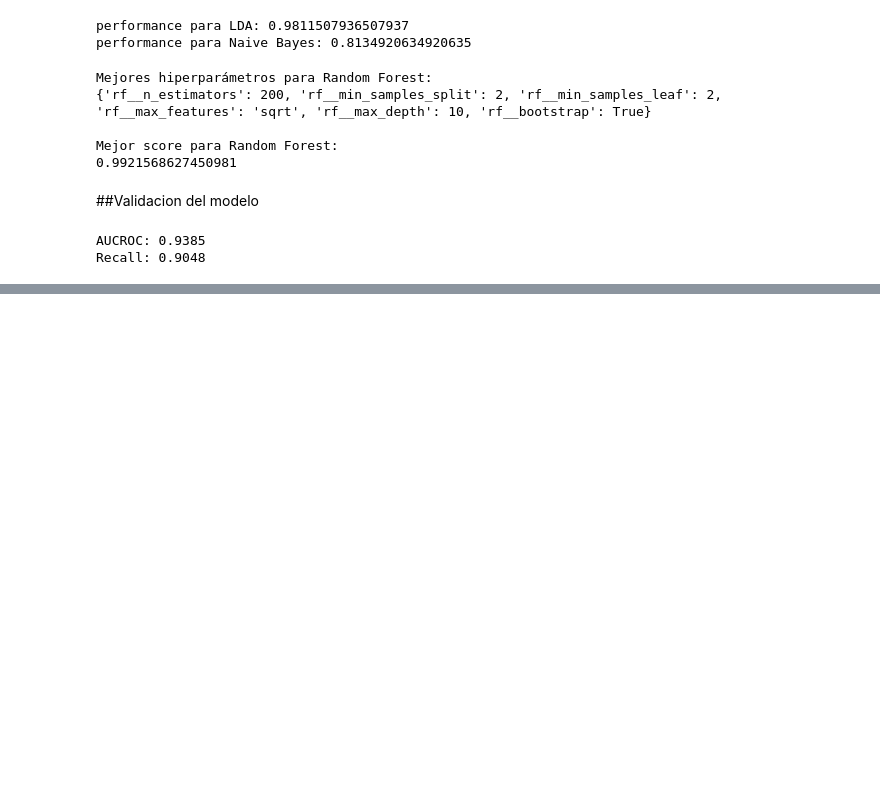
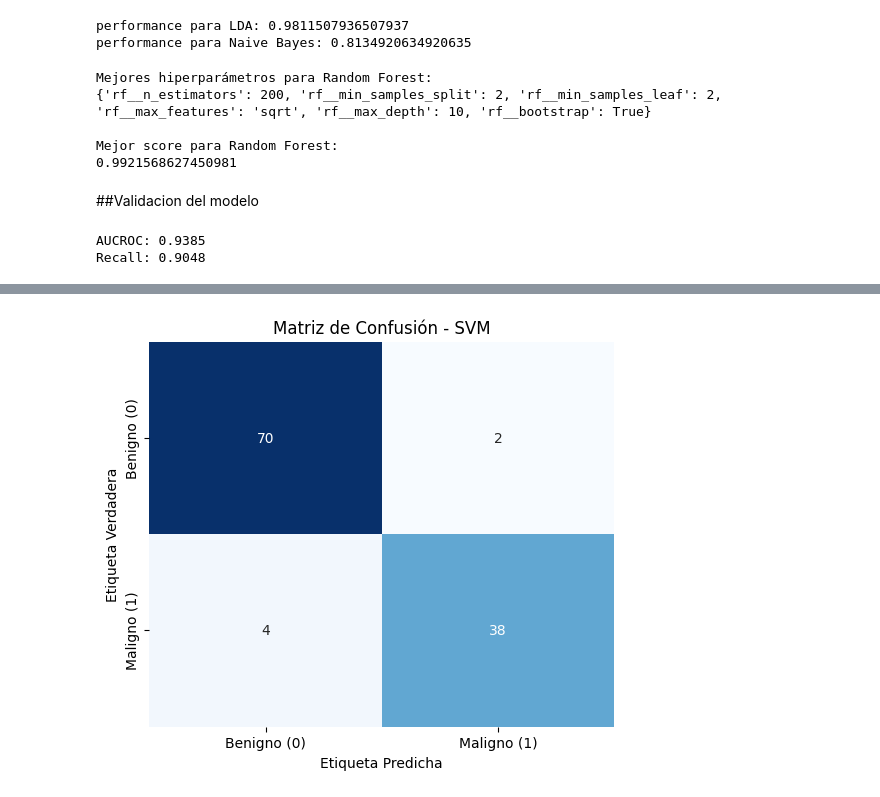
Before and after one commit to agustinpassalacqua/cancer-detection-ml, a Jupyter notebook: Modelo_de_deteccion_de_cancer_de_mama.ipynb, the cells around one changed output, grey strips where cells are left out. Drawn from its saved outputs; the diff is of its cells as text; code cells hidden in the pictures; blank space fills up the shorter version.

```diff
--- a/Modelo_de_deteccion_de_cancer_de_mama.ipynb
+++ b/Modelo_de_deteccion_de_cancer_de_mama.ipynb
@@ -238,0 +256,13 @@ Recall: 0.9048
+# %%
+cm = confusion_matrix(y_test_bin, y_pred_svm)
+
+plt.figure(figsize=(6, 5))
+sns.heatmap(cm, annot=True, fmt='d', cmap='Blues', cbar=False,
+            xticklabels=['Benigno (0)', 'Maligno (1)'],
+            yticklabels=['Benigno (0)', 'Maligno (1)'])
+plt.xlabel('Etiqueta Predicha')
+plt.ylabel('Etiqueta Verdadera')
+plt.title('Matriz de Confusión - SVM')
+plt.show()
+# %% [output]
+[figure, added]
```
Also changed, not shown: parts of 3 cells of this notebook.
